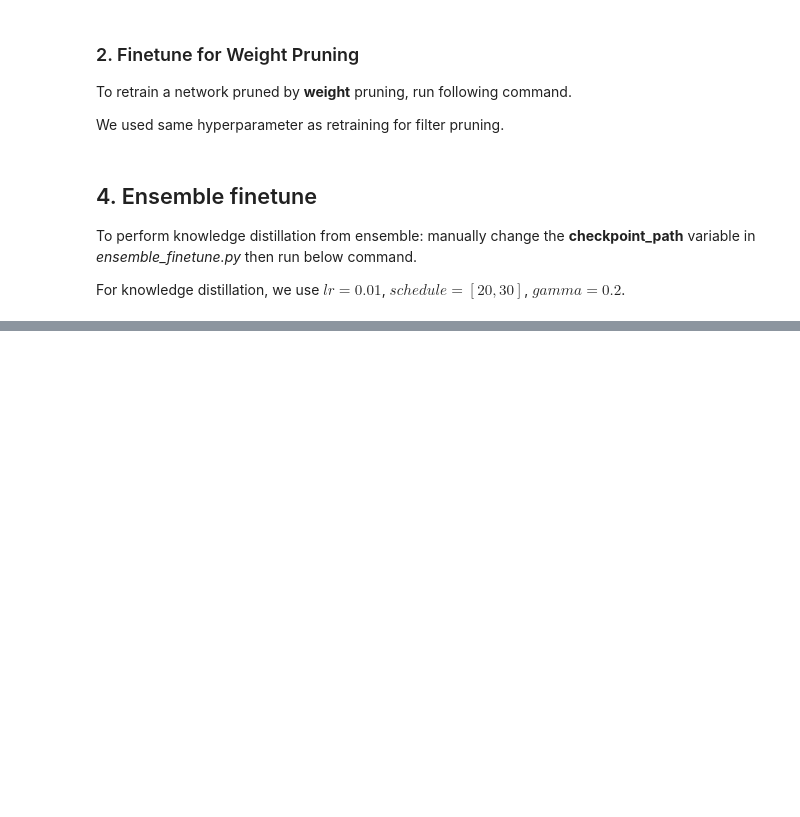
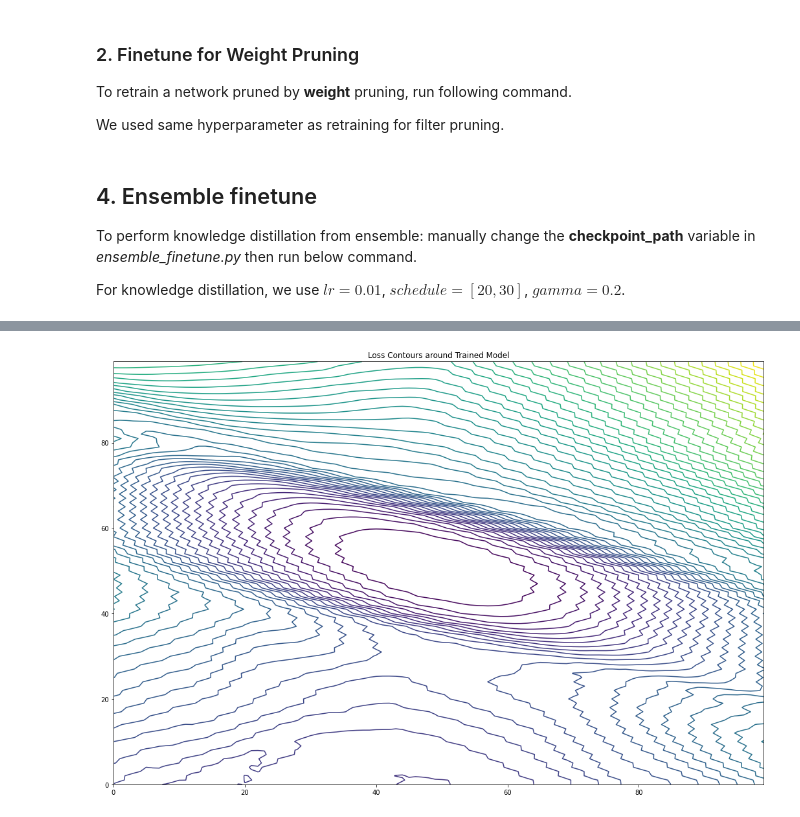
Before and after one commit to lehduong/kesi, a Jupyter notebook: Rethinking_Network_Pruning.ipynb, the cells around one changed output, grey strips where cells are left out. Cells and saved outputs as stored; diff of their text form; code cells hidden in the pictures; blank space fills up the shorter version.

```diff
--- a/Rethinking_Network_Pruning.ipynb
+++ b/Rethinking_Network_Pruning.ipynb
@@ -129,0 +232,11 @@ For knowledge distillation, we use $lr=0.01$, $schedule=[20,30]$, $gamma=0.2$.
+# %%
+print("=> loading checkpoint '{}'".format(AFTER))
+checkpoint = torch.load(AFTER)
+model_final = model_module.__dict__[ARCH](DATASET)
+model_final.load_state_dict(checkpoint['state_dict'])
+model_final = model_final.cuda()
+print("=> loading checkpoint '{}'".format(ORIGINAL))
+checkpoint = torch.load(ORIGINAL)
+model_initial = model_module.__dict__[ARCH](DATASET)
+model_initial.load_state_dict(checkpoint['state_dict'])
+model_initial = model_initial.cuda()
@@ -129,0 +246,12 @@ For knowledge distillation, we use $lr=0.01$, $schedule=[20,30]$, $gamma=0.2$.
+# %%
+def accuracy(outputs, targets):
+  outputs = torch.argmax(outputs, dim=1)
+  return (outputs == y).sum()/float(outputs.shape[0])
+# %%
+# data that the evaluator will use when evaluating loss
+x, y = iter(train_loader).__next__()
+x, y = x.cuda(), y.cuda()
+metric = loss_landscapes.metrics.Loss(accuracy, x, y)
+
+# compute loss data
+loss_data = loss_landscapes.linear_interpolation(model_initial, model_final, metric, STEPS, deepcopy_model=True)
@@ -129,0 +275,8 @@ For knowledge distillation, we use $lr=0.01$, $schedule=[20,30]$, $gamma=0.2$.
+# %%
+loss_data_fin = loss_landscapes.random_plane(model_final, metric, 1, STEPS, normalization='filter', deepcopy_model=True)
+# %%
+plt.contour(loss_data_fin, levels=50)
+plt.title('Loss Contours around Trained Model')
+plt.show()
+# %% [output]
+[figure, added]
```
Also changed, not shown: parts of 42 cells of this notebook.
